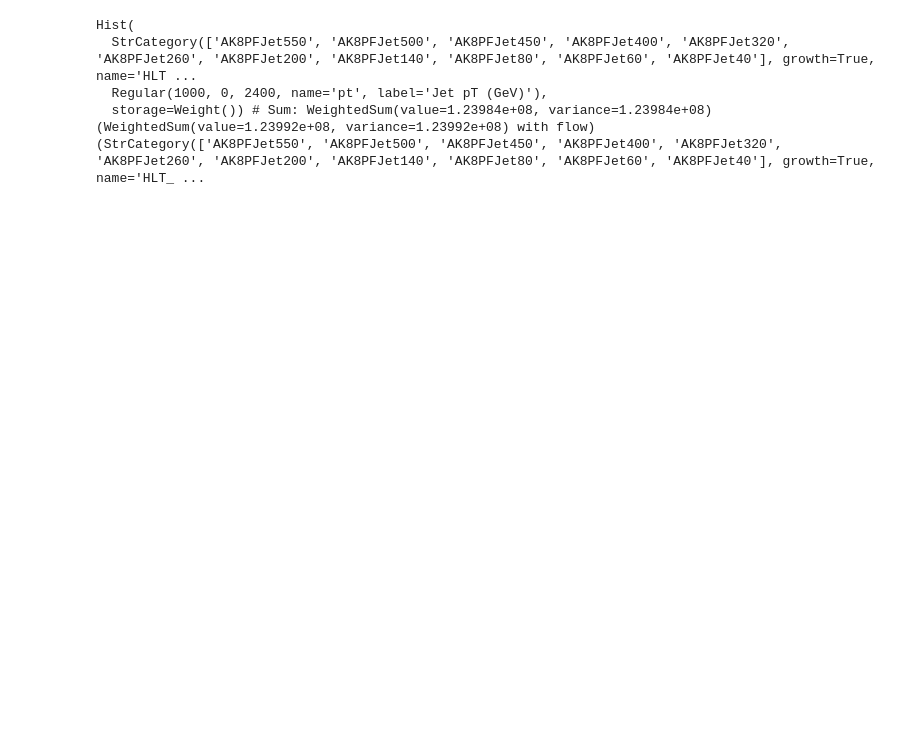
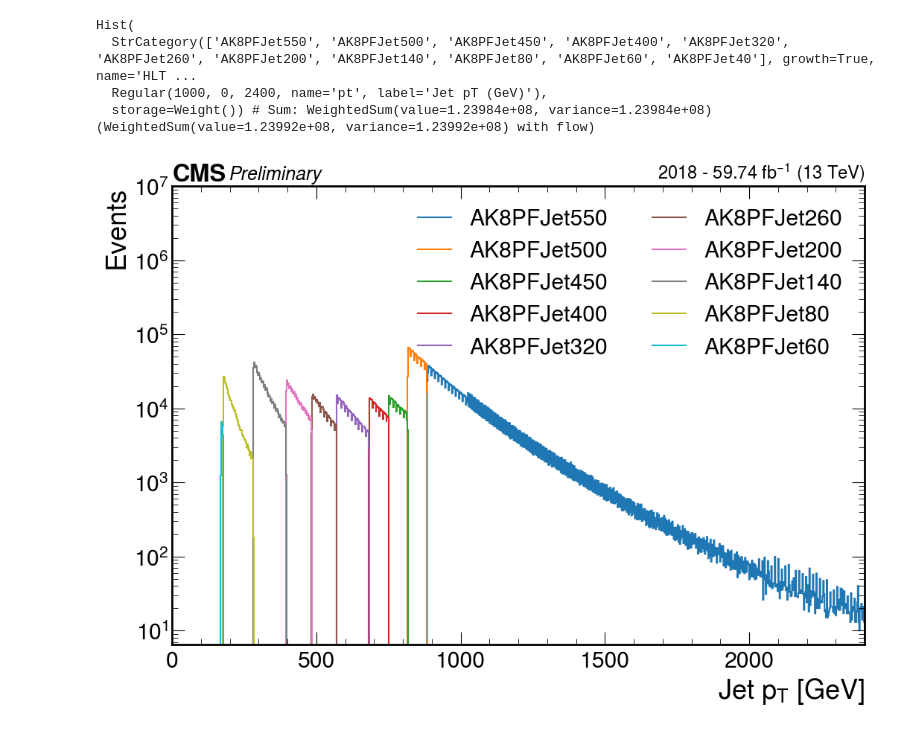
Before and after one commit to laurenhay/GluonJetMass, a Jupyter notebook: applyPrescales.ipynb, the cells around one changed output. Saved outputs shown, nothing was run; the diff lists cells and outputs as text; code cells hidden in the pictures; blank space fills up the shorter version.

```diff
--- a/applyPrescales.ipynb
+++ b/applyPrescales.ipynb
@@ -598,11 +595,11 @@ Hist(
 # %%
-with open("coffeaOutput/applyPrescalesL1_JetHT_2018_AK8PFJet.pkl", "rb") as f:
+with open("coffeaOutput/applyPrescales_JetHT_2018_AK8PFJet.pkl", "rb") as f:
     result = pickle.load( f )
 # print(result['hist_pt'][{'HLT_cat':sum, 'pt':sum}].values())
 plotPrescales(result, '2018', label=r'2018 - 59.74',)
 # %% [output]
 Hist(
   StrCategory(['AK8PFJet550', 'AK8PFJet500', 'AK8PFJet450', 'AK8PFJet400', 'AK8PFJet320', 'AK8PFJet260', 'AK8PFJet200', 'AK8PFJet140', 'AK8PFJet80', 'AK8PFJet60', 'AK8PFJet40'], growth=True, name='HLT ...
   Regular(1000, 0, 2400, name='pt', label='Jet pT (GeV)'),
   storage=Weight()) # Sum: WeightedSum(value=1.23984e+08, variance=1.23984e+08) (WeightedSum(value=1.23992e+08, variance=1.23992e+08) with flow)
-(StrCategory(['AK8PFJet550', 'AK8PFJet500', 'AK8PFJet450', 'AK8PFJet400', 'AK8PFJet320', 'AK8PFJet260', 'AK8PFJet200', 'AK8PFJet140', 'AK8PFJet80', 'AK8PFJet60', 'AK8PFJet40'], growth=True, name='HLT_ ...
+[figure, added]
```
Also changed, not shown: parts of 12 cells of this notebook, 14 other files.
